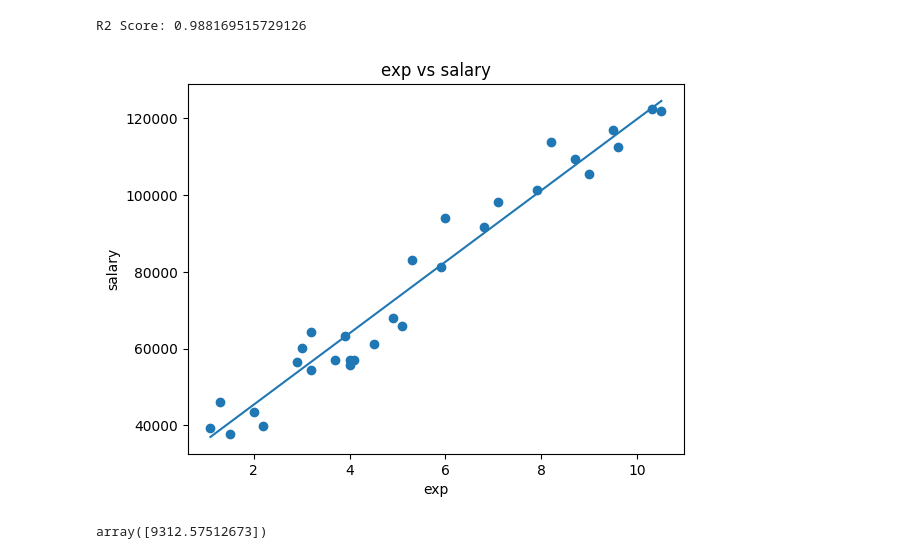
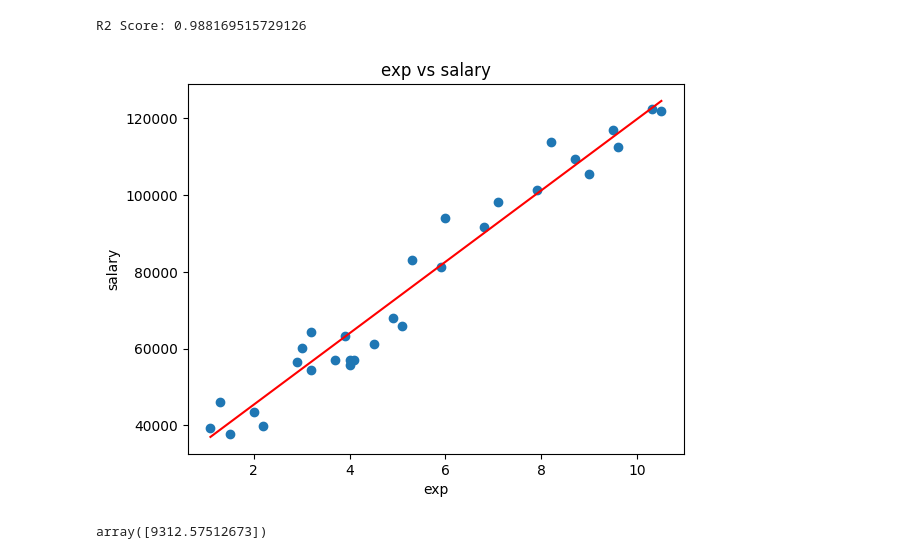
Before and after one commit to vaishnavigiri1210/Internship, a Jupyter notebook: Machine Learning/week 8/Linear_Reg.ipynb, the cells around one changed output. Cells and saved outputs as stored; diff of their text form; code cells hidden in the pictures.

```diff
--- a/Machine Learning/week 8/Linear_Reg.ipynb
+++ b/Machine Learning/week 8/Linear_Reg.ipynb
@@ -353,9 +372,9 @@ R2 Score: 0.988169515729126
 # %%
 plt.title("exp vs salary")
 plt.xlabel('exp')
 plt.ylabel("salary")
 plt.scatter(df['YearsExperience'], df['Salary']);
-plt.plot(x, model.predict(x));
+plt.plot(x, model.predict(x) , color='red');
 # %% [output]
-[figure, old version]
+[figure, new version]
 # %%
```
Also changed, not shown: parts of 8 cells of this notebook, 2 other files.
